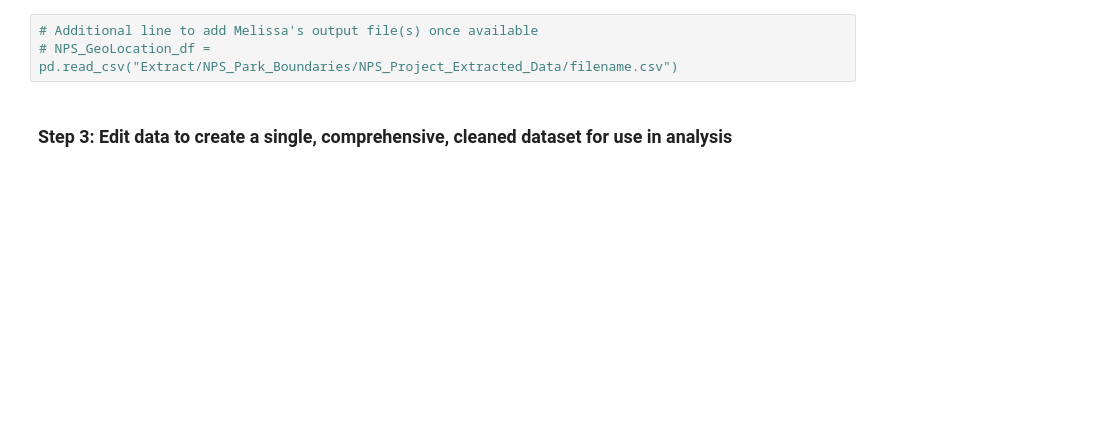
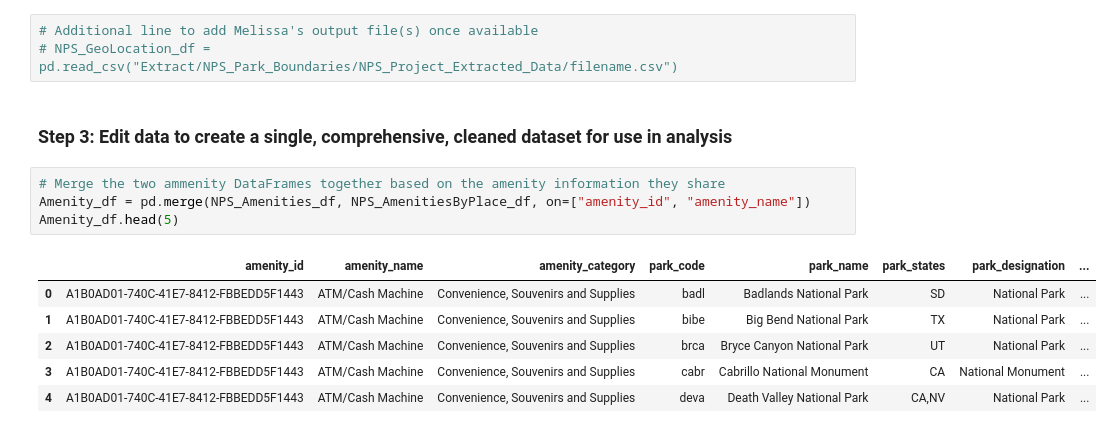
Before and after one commit to melmelmorales/National_Park_ETL_Project, a Jupyter notebook: Transform/NPS_ETL_Data_Cleaning and Joining.ipynb, the cells around one changed output. Saved outputs shown, nothing was run; the diff lists cells and outputs as text; blank space fills up the shorter version.

Commit message:
nearly completed code. Pending GPS and weather data

```diff
--- a/Transform/NPS_ETL_Data_Cleaning and Joining.ipynb
+++ b/Transform/NPS_ETL_Data_Cleaning and Joining.ipynb
@@ -82,3 +167,14 @@ NPS_EntranceFees_df.head(5)
 # NPS_GeoLocation_df = pd.read_csv("Extract/NPS_Park_Boundaries/NPS_Project_Extracted_Data/filename.csv")
 # %% [markdown]
 ### Step 3: Edit data to create a single, comprehensive, cleaned dataset for use in analysis
+# %%
+# Merge the two ammenity DataFrames together based on the amenity information they share
+Amenity_df = pd.merge(NPS_Amenities_df, NPS_AmenitiesByPlace_df, on=["amenity_id", "amenity_name"])
+Amenity_df.head(5)
+# %% [output]
+|  | amenity_id | amenity_name | amenity_category | park_code | park_name | park_states | park_designation | ... |
+| 0 | A1B0AD01-740C-41E7-8412-FBBEDD5F1443 | ATM/Cash Machine | Convenience, Souvenirs and Supplies | badl | Badlands National Park | SD | National Park | ... |
+| 1 | A1B0AD01-740C-41E7-8412-FBBEDD5F1443 | ATM/Cash Machine | Convenience, Souvenirs and Supplies | bibe | Big Bend National Park | TX | National Park | ... |
+| 2 | A1B0AD01-740C-41E7-8412-FBBEDD5F1443 | ATM/Cash Machine | Convenience, Souvenirs and Supplies | brca | Bryce Canyon National Park | UT | National Park | ... |
+| 3 | A1B0AD01-740C-41E7-8412-FBBEDD5F1443 | ATM/Cash Machine | Convenience, Souvenirs and Supplies | cabr | Cabrillo National Monument | CA | National Monument | ... |
+| 4 | A1B0AD01-740C-41E7-8412-FBBEDD5F1443 | ATM/Cash Machine | Convenience, Souvenirs and Supplies | deva | Death Valley National Park | CA,NV | National Park | ... |
```
Also changed, not shown: parts of 23 cells of this notebook, 11 other files.
